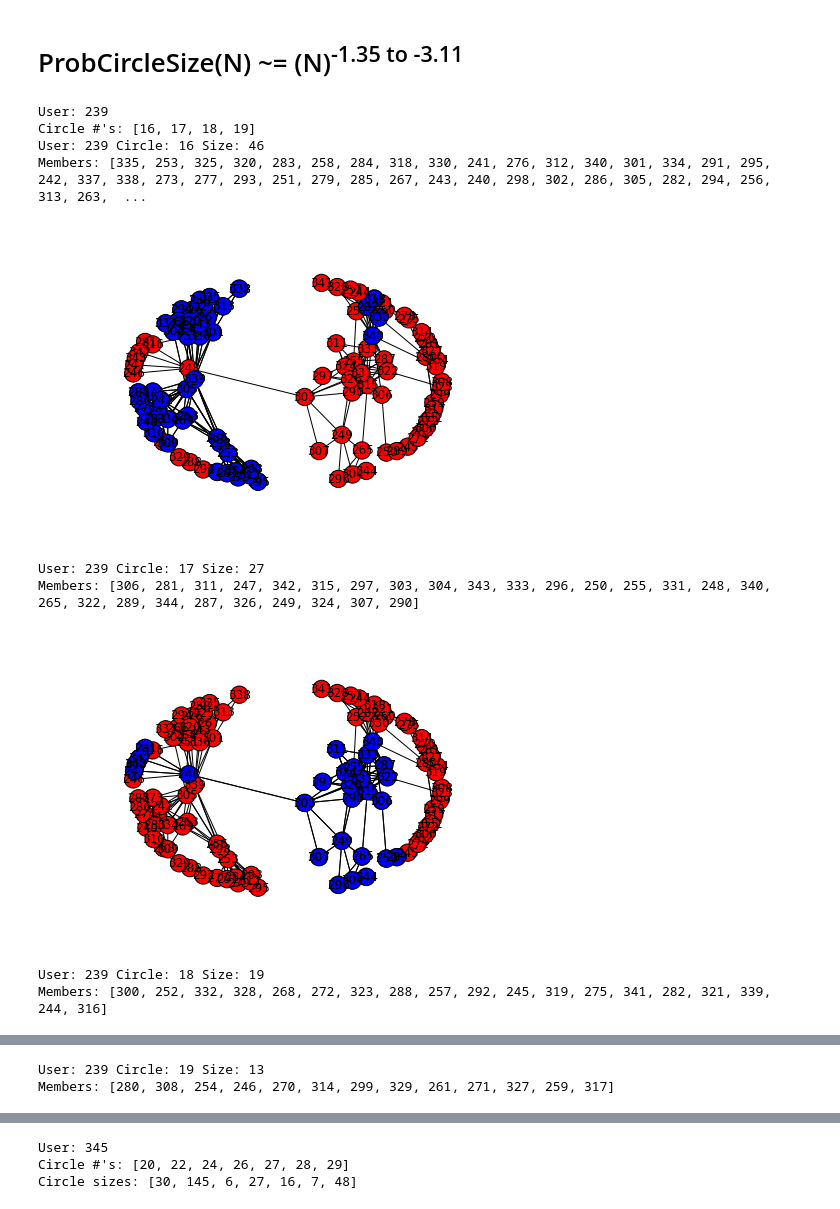
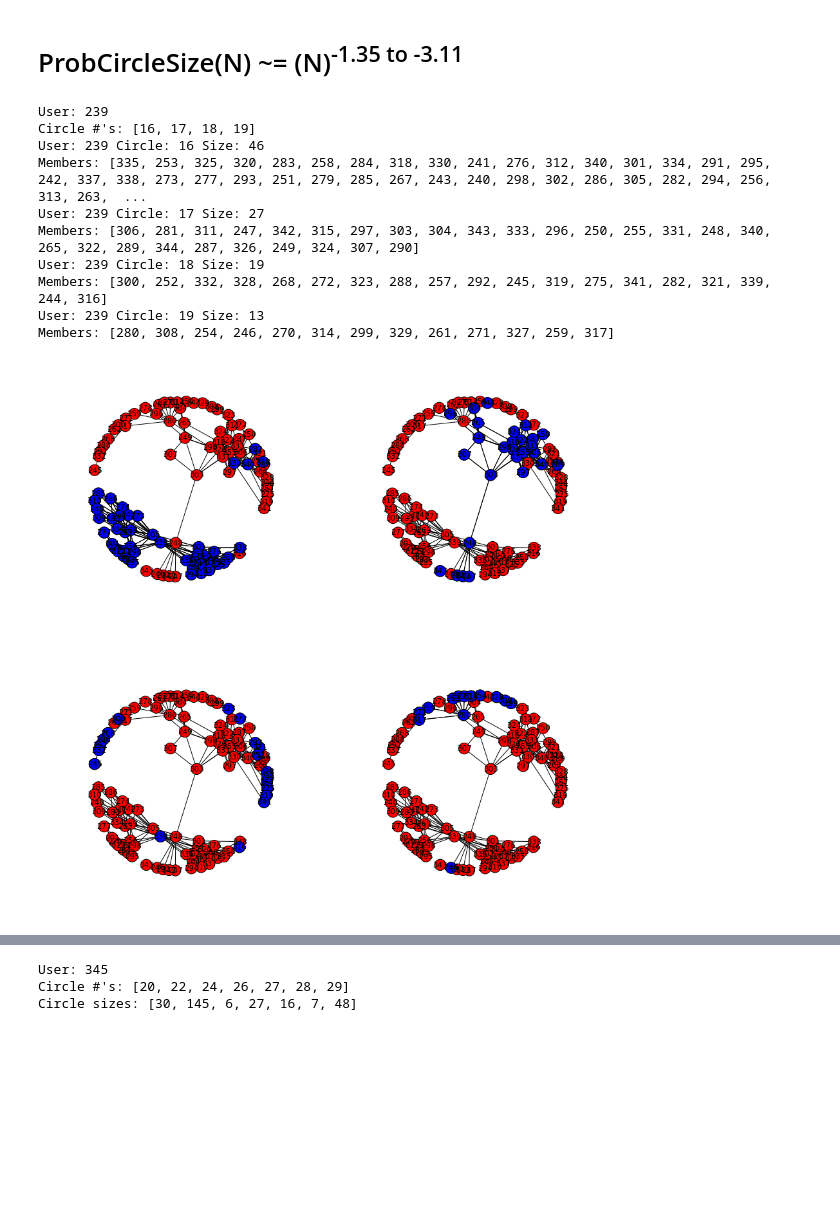
Before and after one commit to bmkessler/Kaggle_Social_Circles, a Jupyter notebook: BK_scratch.ipynb, the cells around one changed output, grey strips where cells are left out. Drawn from its saved outputs; the diff is of its cells as text; code cells hidden in the pictures; blank space fills up the shorter version.

```diff
--- a/BK_scratch.ipynb
+++ b/BK_scratch.ipynb
@@ -424,25 +427,29 @@ def drawGraph(G):
 # %%
 ref_user=239
 ref_circle = alltraining[ref_user]
 ref_circle_nums = [c for c in ref_circle]
+# ref_circle_nums = ref_circle.keys()
 
 print 'User:',ref_user,'\nCircle #\'s:', ref_circle_nums
 G = read_nodeadjlist('./egonets/'+str(ref_user)+'.egonet')
 pos = nx.spring_layout(G)
-for c in ref_circle_nums:
+figure(figsize(15, 15))
+for (n, c) in enumerate(ref_circle_nums):
+    subplot(2,2,n+1)
     print 'User:',ref_user,'Circle:',c,'Size:',len(ref_circle[c])
     print 'Members:',ref_circle[c]
     nx.draw(G,pos,node_color='r')  # draw the background graph as red
     nx.draw(G.subgraph(ref_circle[c]),pos,node_color='b')  # draw each subgraph as blue
-    show()  # plot each as a separate plot
+    #show()  # plot each as a separate plot
 # %% [output]
 User: 239
 Circle #'s: [16, 17, 18, 19]
 User: 239 Circle: 16 Size: 46
 Members: [335, 253, 325, 320, 283, 258, 284, 318, 330, 241, 276, 312, 340, 301, 334, 291, 295, 242, 337, 338, 273, 277, 293, 251, 279, 285, 267, 243, 240, 298, 302, 286, 305, 282, 294, 256, 313, 263,  ...
+User: 239 Circle: 17 Size: 27
+Members: [306, 281, 311, 247, 342, 315, 297, 303, 304, 343, 333, 296, 250, 255, 331, 248, 340, 265, 322, 289, 344, 287, 326, 249, 324, 307, 290]
+User: 239 Circle: 18 Size: 19
+Members: [300, 252, 332, 328, 268, 272, 323, 288, 257, 292, 245, 319, 275, 341, 282, 321, 339, 244, 316]
+User: 239 Circle: 19 Size: 13
+Members: [280, 308, 254, 246, 270, 314, 299, 329, 261, 271, 327, 259, 317]
-[figure, old version]
+[figure, new version]
-User: 239 Circle: 17 Size: 27
-Members: [306, 281, 311, 247, 342, 315, 297, 303, 304, 343, 333, 296, 250, 255, 331, 248, 340, 265, 322, 289, 344, 287, 326, 249, 324, 307, 290]
-[figure, removed]
-User: 239 Circle: 18 Size: 19
-Members: [300, 252, 332, 328, 268, 272, 323, 288, 257, 292, 245, 319, 275, 341, 282, 321, 339, 244, 316]
@@ -450,2 +455,0 @@ Members: [300, 252, 332, 328, 268, 272, 323, 288, 257, 292, 245, 319, 275, 341,
-User: 239 Circle: 19 Size: 13
-Members: [280, 308, 254, 246, 270, 314, 299, 329, 261, 271, 327, 259, 317]
```
Also changed, not shown: parts of 5 cells of this notebook.
